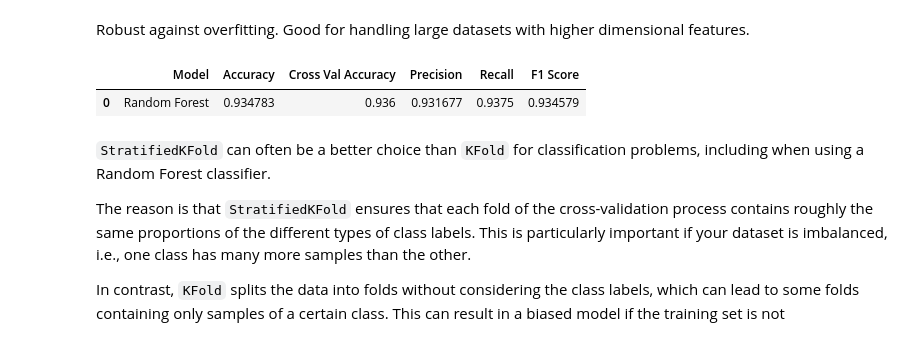
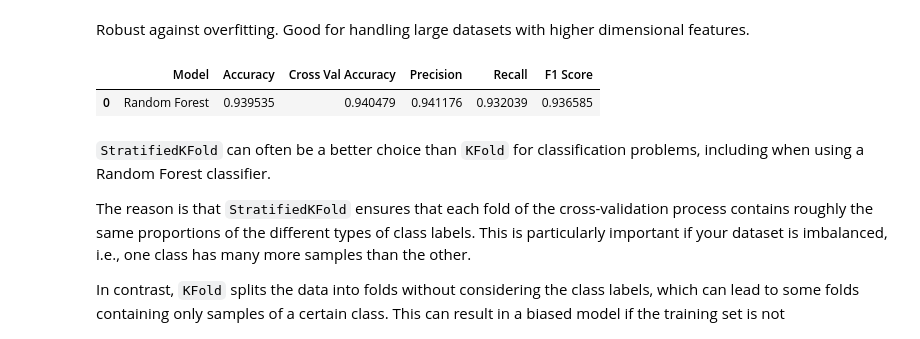
Before and after one commit to Rafhossin/FinalYearProject, a Jupyter notebook: Backend/MLModel/ComparativeAnalysis.ipynb, the cells around one changed output. Drawn from its saved outputs; the diff is of its cells as text; code cells hidden in the pictures.

```diff
--- a/Backend/MLModel/ComparativeAnalysis.ipynb
+++ b/Backend/MLModel/ComparativeAnalysis.ipynb
@@ -1102,7 +1086,7 @@ The reason for using multiple feature selection methods is to leverage the stren
 ### Splitting the dataset into training and testing sets
 # %%
 # Split the dataset into 70% training data and 30% testing data
-X_train, X_test, y_train, y_test = train_test_split(X_final, target, test_size = 0.3, random_state=0)
+X_train, X_test, y_train, y_test = train_test_split(X_final, target, test_size = 0.2, random_state=0)
 # %% [markdown]
 ### Data Normalization
 # %%
@@ -1202,39 +1186,39 @@ Robust against overfitting. Good for handling large datasets with higher dimensi
 # Define the Random Forest model
 random_forest_model = RandomForestClassifier(random_state=0)
 
 # Train the model
 random_forest_model.fit(X_train, y_train)
 
 # Define the cross-validation strategy
 strat_k_fold = StratifiedKFold(n_splits=10, random_state=7, shuffle=True)
 
 # Compute cross-validation scores
 cv_scores_rf = cross_val_score(random_forest_model, X_train, y_train, cv=strat_k_fold, scoring='accuracy')
 
 # Predict the target for the test data
-y_pred_rf = random_forest_model.predict(X_test)
+y_predict_rf = random_forest_model.predict(X_test)
 
 # Compute evaluation metrics
-acc_score_rf = accuracy_score(y_test, y_pred_rf)
-prec_score_rf = precision_score(y_test, y_pred_rf)
-rec_score_rf = recall_score(y_test, y_pred_rf)
-f1_sc_rf = f1_score(y_test, y_pred_rf)
+acc_score_rf = accuracy_score(y_test, y_predict_rf)
+prec_score_rf = precision_score(y_test, y_predict_rf)
+rec_score_rf = recall_score(y_test, y_predict_rf)
+f1_sc_rf = f1_score(y_test, y_predict_rf)
 
 # Store the results in a DataFrame
 random_forest_results = pd.DataFrame({
     'Model': ['Random Forest'],
     'Accuracy': [acc_score_rf],
     'Cross Val Accuracy': [cv_scores_rf.mean()],
     'Precision': [prec_score_rf],
     'Recall': [rec_score_rf],
     'F1 Score': [f1_sc_rf]
 })
 
 # Display the results
 random_forest_results
 # %% [output]
 |  | Model | Accuracy | Cross Val Accuracy | Precision | Recall | F1 Score |
-| 0 | Random Forest | 0.934783 | 0.936 | 0.931677 | 0.9375 | 0.934579 |
+| 0 | Random Forest | 0.939535 | 0.940479 | 0.941176 | 0.932039 | 0.936585 |
 # %% [markdown]
  `StratifiedKFold` can often be a better choice than `KFold` for classification problems, including when using a Random Forest classifier.
 
```
Also changed, not shown: parts of 13 cells of this notebook, 28 other files.
